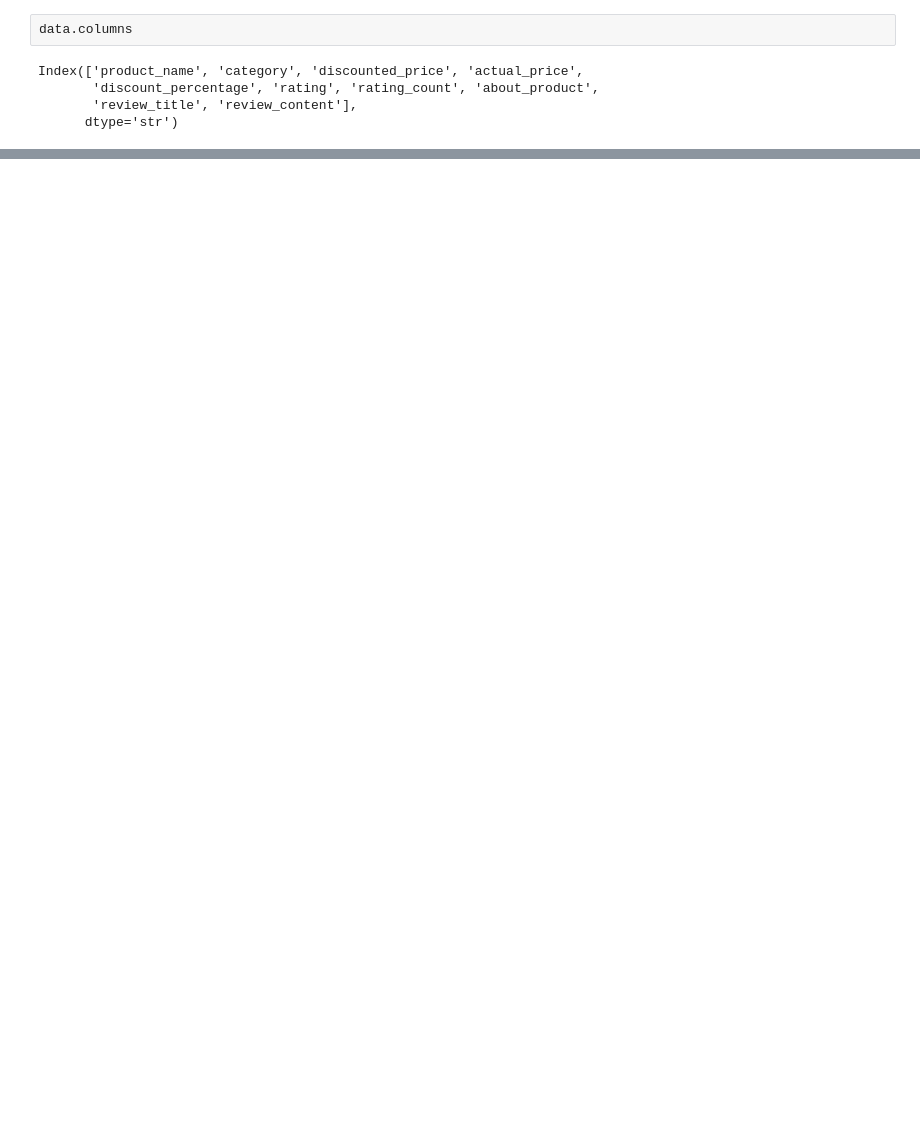
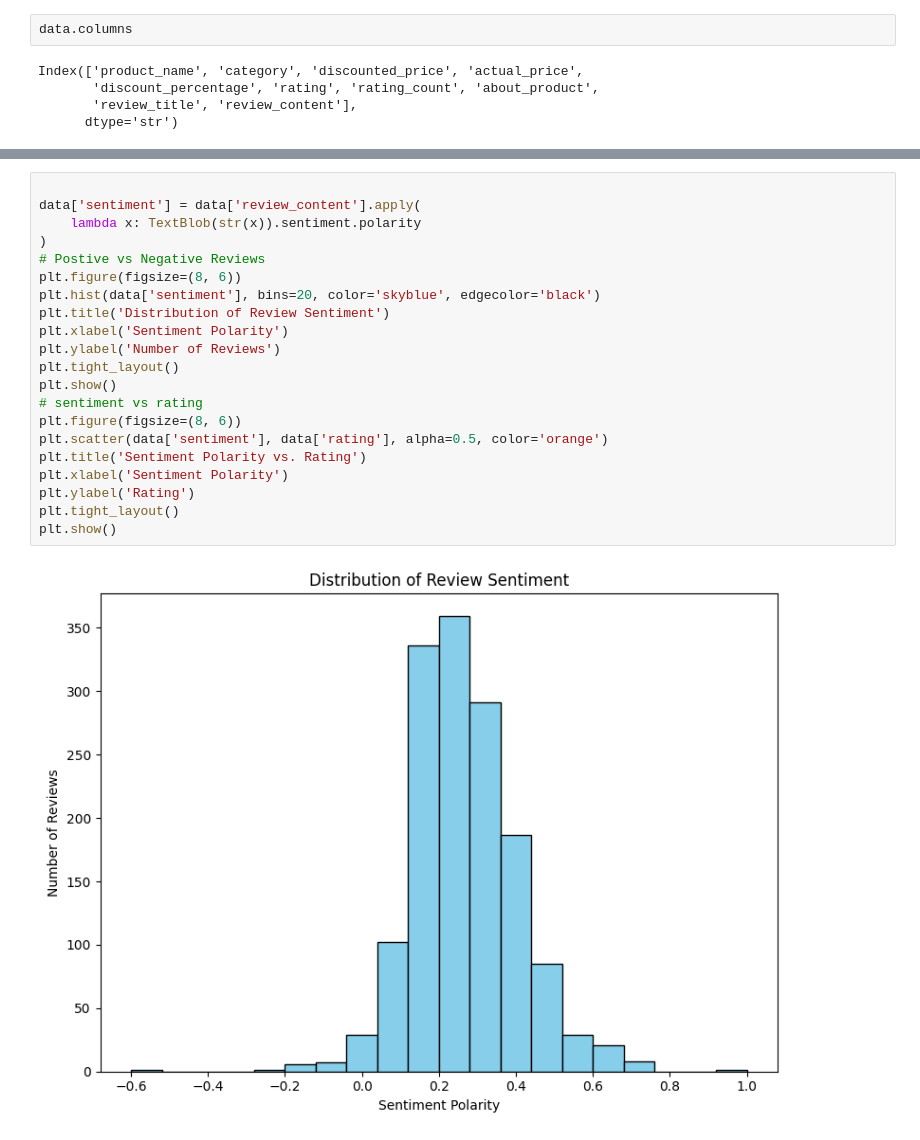
Before and after one commit to shubh229177/Amazon-Sales-Analysis, a Jupyter notebook: main.ipynb, the cells around one changed output, grey strips where cells are left out. Cells and saved outputs as stored; diff of their text form; blank space fills up the shorter version.

```diff
--- a/main.ipynb
+++ b/main.ipynb
@@ -135,0 +144,23 @@ Name: count, dtype: int64
+# %%
+
+data['sentiment'] = data['review_content'].apply(
+    lambda x: TextBlob(str(x)).sentiment.polarity
+)
+# Postive vs Negative Reviews
+plt.figure(figsize=(8, 6))
+plt.hist(data['sentiment'], bins=20, color='skyblue', edgecolor='black')
+plt.title('Distribution of Review Sentiment')
+plt.xlabel('Sentiment Polarity')
+plt.ylabel('Number of Reviews')
+plt.tight_layout()
+plt.show()
+# sentiment vs rating
+plt.figure(figsize=(8, 6))
+plt.scatter(data['sentiment'], data['rating'], alpha=0.5, color='orange')
+plt.title('Sentiment Polarity vs. Rating')
+plt.xlabel('Sentiment Polarity')
+plt.ylabel('Rating')
+plt.tight_layout()
+plt.show()
+# %% [output]
+[figure, added]
```
Also changed, not shown: parts of 10 cells of this notebook, 1 other file.
